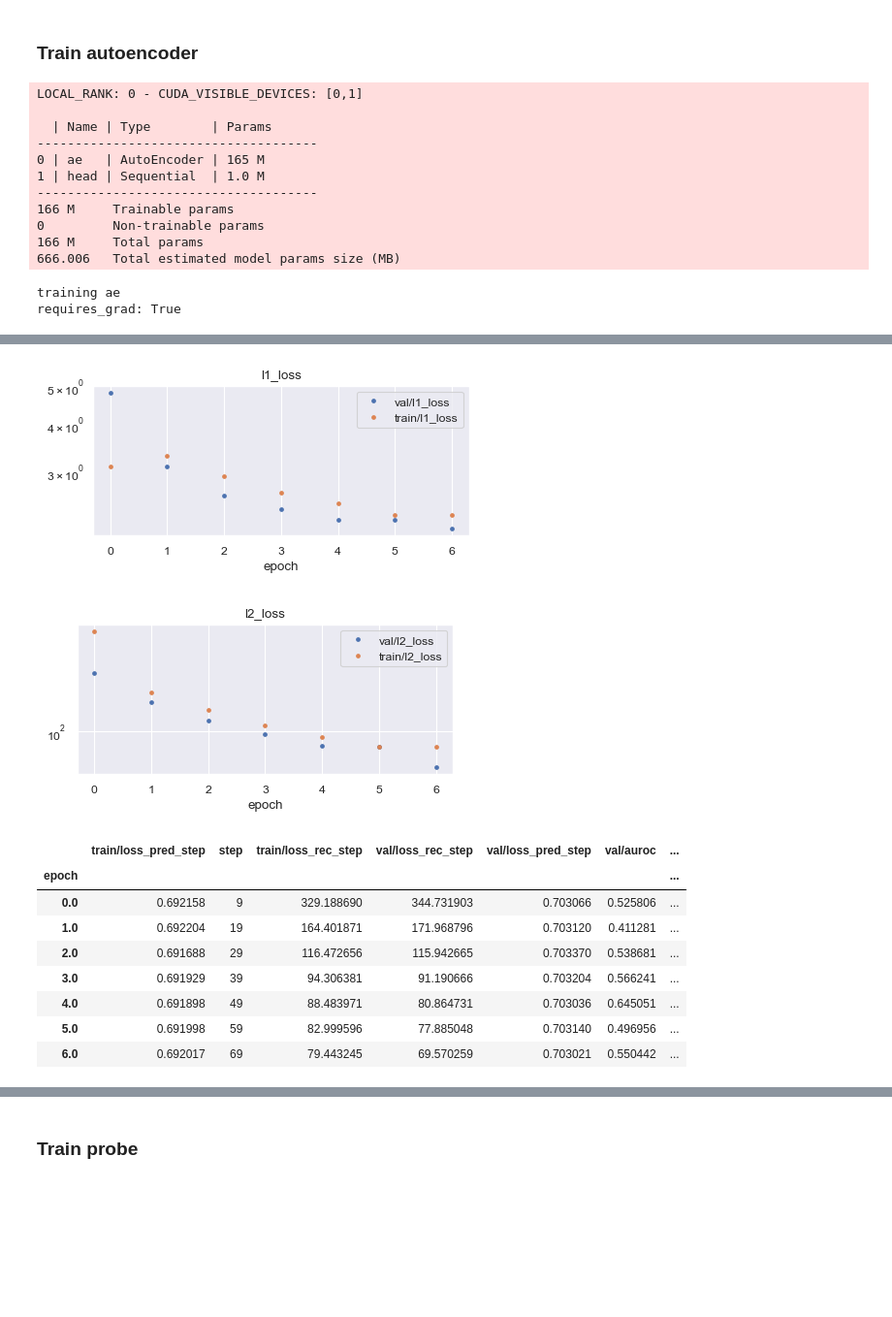
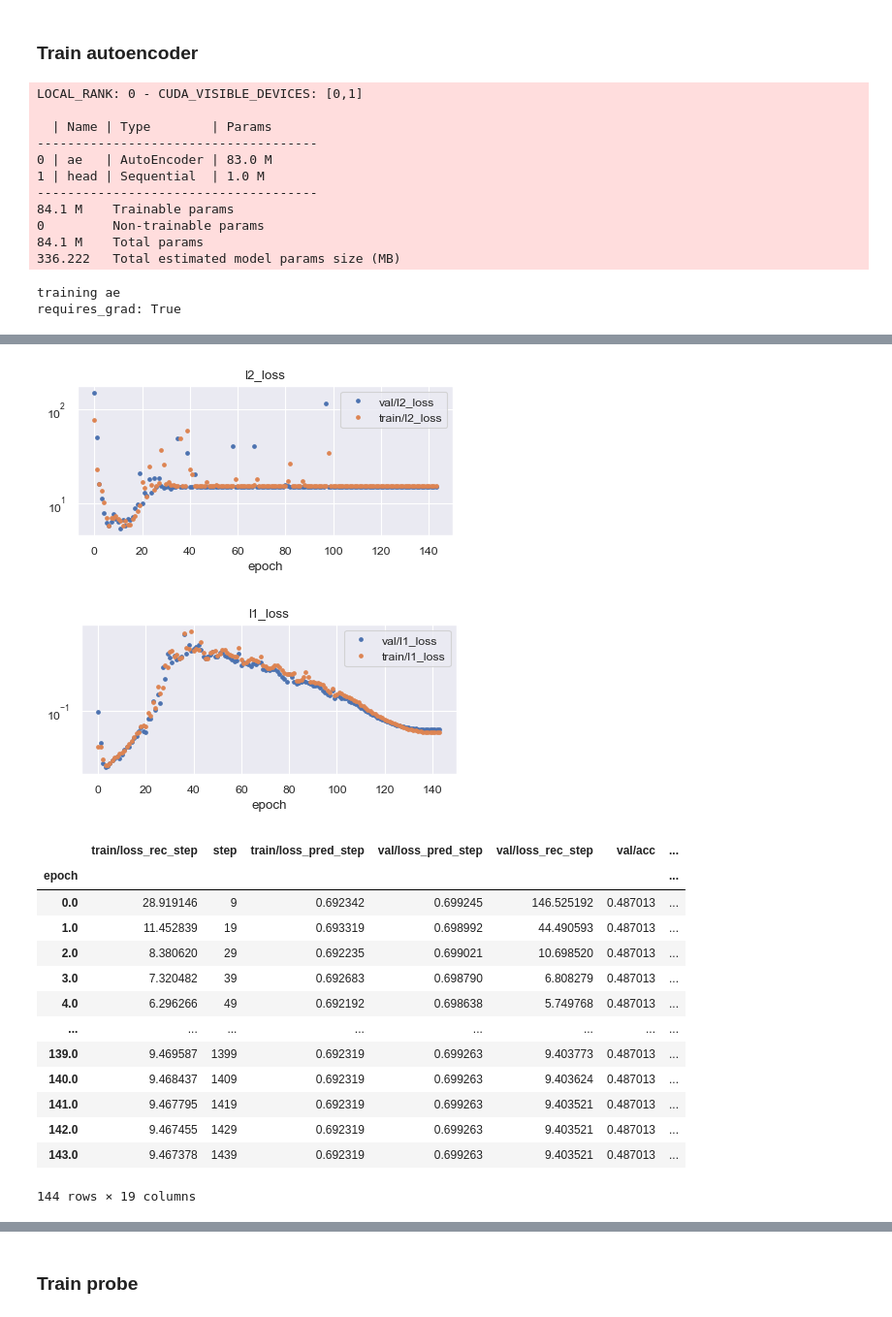
Before and after one commit to wassname/LoRA_are_lie_detectors, a Jupyter notebook: notebooks/11f_sae2 deep.ipynb, the cells around one changed output, grey strips where cells are left out. Shown at 97% size. Drawn from its saved outputs; the diff is of its cells as text; code cells hidden in the pictures; blank space fills up the shorter version.

```diff
--- a/notebooks/11f_sae2 deep.ipynb
+++ b/notebooks/11f_sae2 deep.ipynb
@@ -102,7 +102,7 @@ DECIMATE = 1  # discard N features for speed
 device = "cuda:0"
 max_epochs = 144
 
-l1_coeff = 15  # 0.5  # neel uses 3e-4 ! https://github.dev/neelnanda-io/1L-Sparse-Autoencoder/blob/bcae01328a2f41d24bd4a9160828f2fc22737f75/utils.py#L106, but them they sum l1 where mean l2
+l1_coeff = 5  # 0.5  # neel uses 3e-4 ! https://github.dev/neelnanda-io/1L-Sparse-Autoencoder/blob/bcae01328a2f41d24bd4a9160828f2fc22737f75/utils.py#L106, but them they sum l1 where mean l2
 # x_feats=x_feats. other use 1e-1
 # in ai saftey foundation. They use l1_coefficient=Parameter(max=0.03, min=0.008),
 
@@ -400,7 +400,7 @@ class PLAE(PLBase):
         n_latent=32,
         l1_coeff=1,
         dropout=0,
-        depth=1,
+        encoder_sizes=[],
         importance_matrix=None,
         **kwargs,
     ):
@@ -420,7 +420,7 @@ class PLAE(PLBase):
             n_input_ae=n_channels,
             n_hidden_ae=n_latent,
             l1_coeff=l1_coeff,
-            depth=depth,
+            encoder_sizes=encoder_sizes,
         )
 
         self.ae = AutoEncoder(
@@ -434,7 +434,6 @@ class PLAE(PLBase):
             LinBnDrop(n, n // 4, dropout=dropout, bn=False),
             LinBnDrop(n // 4, n // 12, bn=False),
             nn.Linear(n // 12, 1),
-            # nn.Tanh(),
         )
         self._ae_mode = True
 
@@ -471,7 +470,7 @@ class PLAE(PLBase):
         # if self.importance_matrix is not None:
         #     importance_matrix = self.importance_matrix[None, : ].to(h_err.device)
         #     h_err = h_err * importance_matrix
-        # # for some reasin in the https://github.dev/ai-safety-foundation/sparse_autoencoder repo
+        # # for some reason in the https://github.dev/ai-safety-foundation/sparse_autoencoder repo
         # # they do sum over latent, mean over features, which is confusing because then l1_coeff will vary with different model sizes
         # l2_loss = h_err.pow(2).mean(2).mean(1) # shape [batch_size n_instances features]
         # l1_loss = latent.abs().sum(2).mean(1) # shape [batch_size n_instances n_latent]
@@ -612,7 +616,7 @@ net = PLAE(
     steps_per_epoch=len(dl_train),
     max_epochs=max_epochs,
     lr=lr,
-    depth=3,
+    encoder_sizes=[256],
     weight_decay=wd,
     # hs=64,
     dropout=0,
@@ -643,8 +687,8 @@ torch.set_float32_matmul_precision("medium")
 # %%
 net.ae_mode(0)
 trainer1 = pl.Trainer(
-    # precision="16-mixed",
-    # gradient_clip_val=20,
+    precision="16-mixed",
+    gradient_clip_val=20,
     accelerator="auto",
     devices="1",
     max_epochs=max_epochs,  # * VAE_EPOCH_MULT,
@@ -672,12 +716,12 @@ LOCAL_RANK: 0 - CUDA_VISIBLE_DEVICES: [0,1]
 
   | Name | Type        | Params
 -------------------------------------
-0 | ae   | AutoEncoder | 165 M
+0 | ae   | AutoEncoder | 83.0 M
 1 | head | Sequential  | 1.0 M
 -------------------------------------
-166 M     Trainable params
+84.1 M    Trainable params
 0         Non-trainable params
-166 M     Total params
-666.006   Total estimated model params size (MB)
+84.1 M    Total params
+336.222   Total estimated model params size (MB)
 training ae
 requires_grad: True
@@ -685,14 +728,19 @@ requires_grad: True
-[figure, old version]
+[figure, new version]
-[figure, old version]
+[figure, new version]
-|  | train/loss_pred_step | step | train/loss_rec_step | val/loss_rec_step | val/loss_pred_step | val/auroc | ... |
+|  | train/loss_rec_step | step | train/loss_pred_step | val/loss_pred_step | val/loss_rec_step | val/acc | ... |
 | epoch |  |  |  |  |  |  | ... |
-| 0.0 | 0.692158 | 9 | 329.188690 | 344.731903 | 0.703066 | 0.525806 | ... |
-| 1.0 | 0.692204 | 19 | 164.401871 | 171.968796 | 0.703120 | 0.411281 | ... |
-| 2.0 | 0.691688 | 29 | 116.472656 | 115.942665 | 0.703370 | 0.538681 | ... |
-| 3.0 | 0.691929 | 39 | 94.306381 | 91.190666 | 0.703204 | 0.566241 | ... |
-| 4.0 | 0.691898 | 49 | 88.483971 | 80.864731 | 0.703036 | 0.645051 | ... |
-| 5.0 | 0.691998 | 59 | 82.999596 | 77.885048 | 0.703140 | 0.496956 | ... |
-| 6.0 | 0.692017 | 69 | 79.443245 | 69.570259 | 0.703021 | 0.550442 | ... |
+| 0.0 | 28.919146 | 9 | 0.692342 | 0.699245 | 146.525192 | 0.487013 | ... |
+| 1.0 | 11.452839 | 19 | 0.693319 | 0.698992 | 44.490593 | 0.487013 | ... |
+| 2.0 | 8.380620 | 29 | 0.692235 | 0.699021 | 10.698520 | 0.487013 | ... |
+| 3.0 | 7.320482 | 39 | 0.692683 | 0.698790 | 6.808279 | 0.487013 | ... |
+| 4.0 | 6.296266 | 49 | 0.692192 | 0.698638 | 5.749768 | 0.487013 | ... |
+| ... | ... | ... | ... | ... | ... | ... | ... |
+| 139.0 | 9.469587 | 1399 | 0.692319 | 0.699263 | 9.403773 | 0.487013 | ... |
+| 140.0 | 9.468437 | 1409 | 0.692319 | 0.699263 | 9.403624 | 0.487013 | ... |
+| 141.0 | 9.467795 | 1419 | 0.692319 | 0.699263 | 9.403521 | 0.487013 | ... |
+| 142.0 | 9.467455 | 1429 | 0.692319 | 0.699263 | 9.403521 | 0.487013 | ... |
+| 143.0 | 9.467378 | 1439 | 0.692319 | 0.699263 | 9.403521 | 0.487013 | ... |
+144 rows × 19 columns
 # %%
 # plot_hist(df_hist, ['l2_loss', 'l1_loss', 'loss_rec'], logy=False)
 # %%
```
Also changed, not shown: parts of 17 cells of this notebook, 7 other files.
